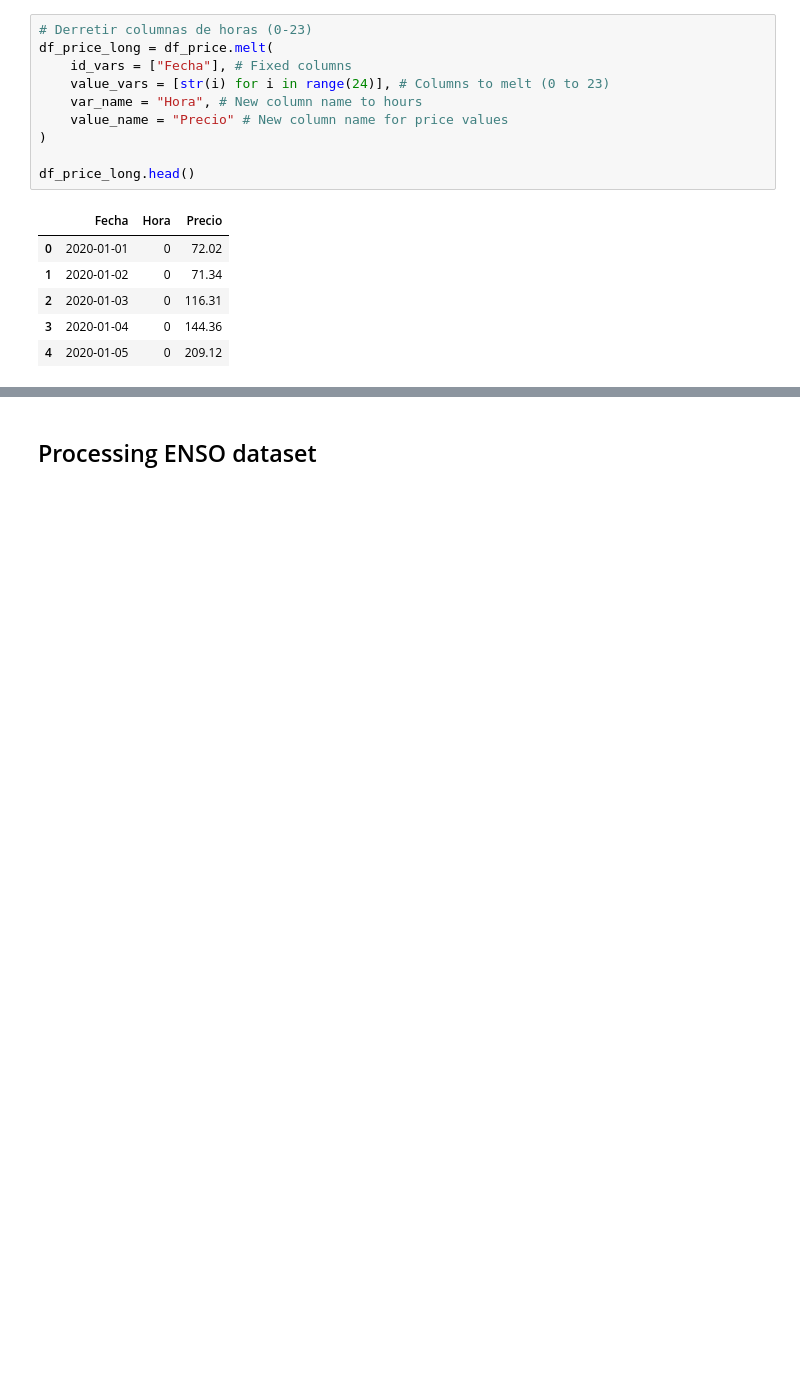
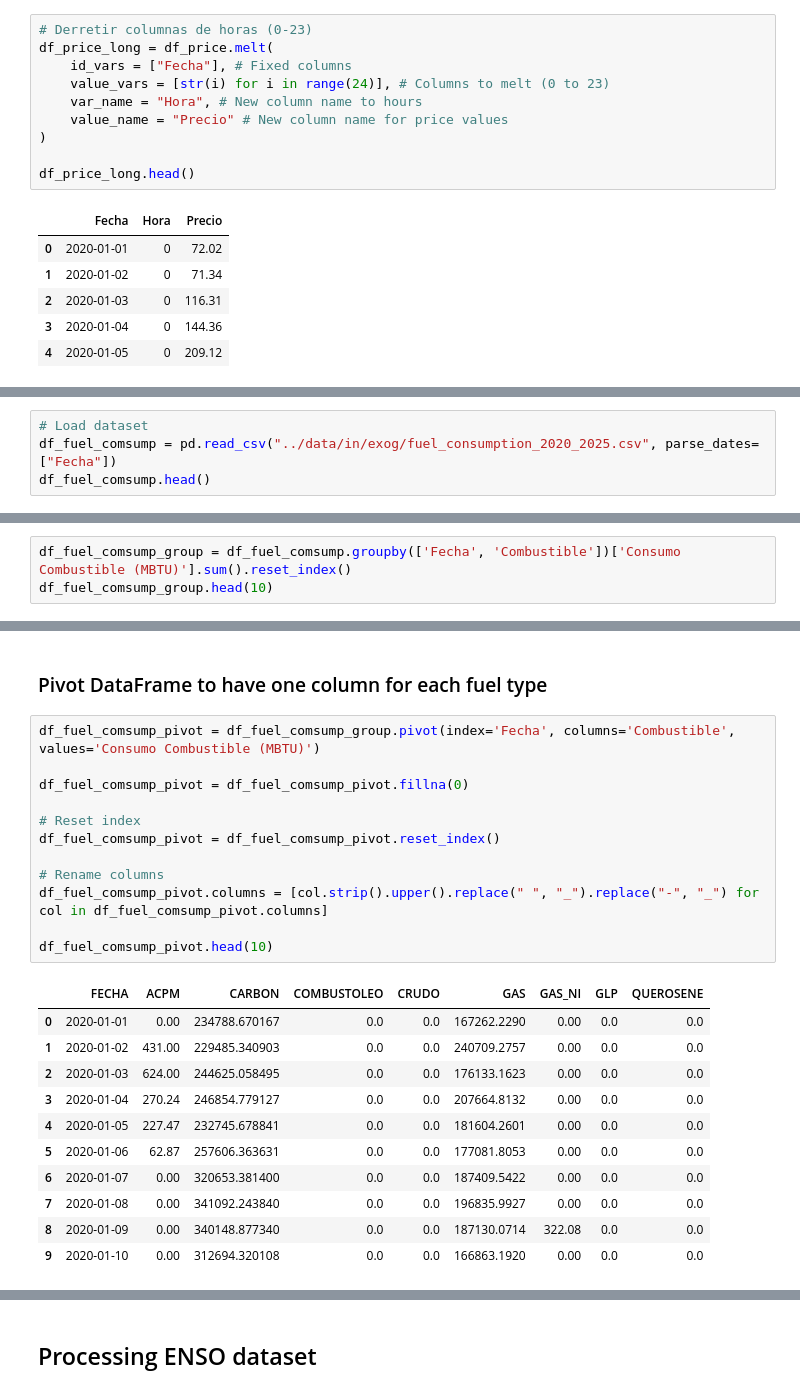
Before and after one commit to camjaramillo/maestria-trabajo-integrador, a Jupyter notebook: notebooks/data_preprocessing.ipynb, the cells around one changed output, grey strips where cells are left out. Saved outputs shown, nothing was run; the diff lists cells and outputs as text; blank space fills up the shorter version.

```diff
--- a/notebooks/data_preprocessing.ipynb
+++ b/notebooks/data_preprocessing.ipynb
@@ -207,0 +227,4 @@ df_price_long.head()
+# %%
+# Load dataset
+df_fuel_comsump = pd.read_csv("../data/in/exog/fuel_consumption_2020_2025.csv", parse_dates=["Fecha"])
+df_fuel_comsump.head()
@@ -207,0 +273,3 @@ df_price_long.head()
+# %%
+df_fuel_comsump_group = df_fuel_comsump.groupby(['Fecha', 'Combustible'])['Consumo Combustible (MBTU)'].sum().reset_index()
+df_fuel_comsump_group.head(10)
@@ -207,0 +288,26 @@ df_price_long.head()
+# %% [markdown]
+### Pivot DataFrame to have one column for each fuel type
+# %%
+df_fuel_comsump_pivot = df_fuel_comsump_group.pivot(index='Fecha', columns='Combustible', values='Consumo Combustible (MBTU)')
+
+df_fuel_comsump_pivot = df_fuel_comsump_pivot.fillna(0)
+
+# Reset index
+df_fuel_comsump_pivot = df_fuel_comsump_pivot.reset_index()
+
+# Rename columns
+df_fuel_comsump_pivot.columns = [col.strip().upper().replace(" ", "_").replace("-", "_") for col in df_fuel_comsump_pivot.columns]
+
+df_fuel_comsump_pivot.head(10)
+# %% [output]
+|  | FECHA | ACPM | CARBON | COMBUSTOLEO | CRUDO | GAS | GAS_NI | GLP | QUEROSENE |
+| 0 | 2020-01-01 | 0.00 | 234788.670167 | 0.0 | 0.0 | 167262.2290 | 0.00 | 0.0 | 0.0 |
+| 1 | 2020-01-02 | 431.00 | 229485.340903 | 0.0 | 0.0 | 240709.2757 | 0.00 | 0.0 | 0.0 |
+| 2 | 2020-01-03 | 624.00 | 244625.058495 | 0.0 | 0.0 | 176133.1623 | 0.00 | 0.0 | 0.0 |
+| 3 | 2020-01-04 | 270.24 | 246854.779127 | 0.0 | 0.0 | 207664.8132 | 0.00 | 0.0 | 0.0 |
+| 4 | 2020-01-05 | 227.47 | 232745.678841 | 0.0 | 0.0 | 181604.2601 | 0.00 | 0.0 | 0.0 |
+| 5 | 2020-01-06 | 62.87 | 257606.363631 | 0.0 | 0.0 | 177081.8053 | 0.00 | 0.0 | 0.0 |
+| 6 | 2020-01-07 | 0.00 | 320653.381400 | 0.0 | 0.0 | 187409.5422 | 0.00 | 0.0 | 0.0 |
+| 7 | 2020-01-08 | 0.00 | 341092.243840 | 0.0 | 0.0 | 196835.9927 | 0.00 | 0.0 | 0.0 |
+| 8 | 2020-01-09 | 0.00 | 340148.877340 | 0.0 | 0.0 | 187130.0714 | 322.08 | 0.0 | 0.0 |
+| 9 | 2020-01-10 | 0.00 | 312694.320108 | 0.0 | 0.0 | 166863.1920 | 0.00 | 0.0 | 0.0 |
```
Also changed, not shown: parts of 54 cells of this notebook, 8 other files.
